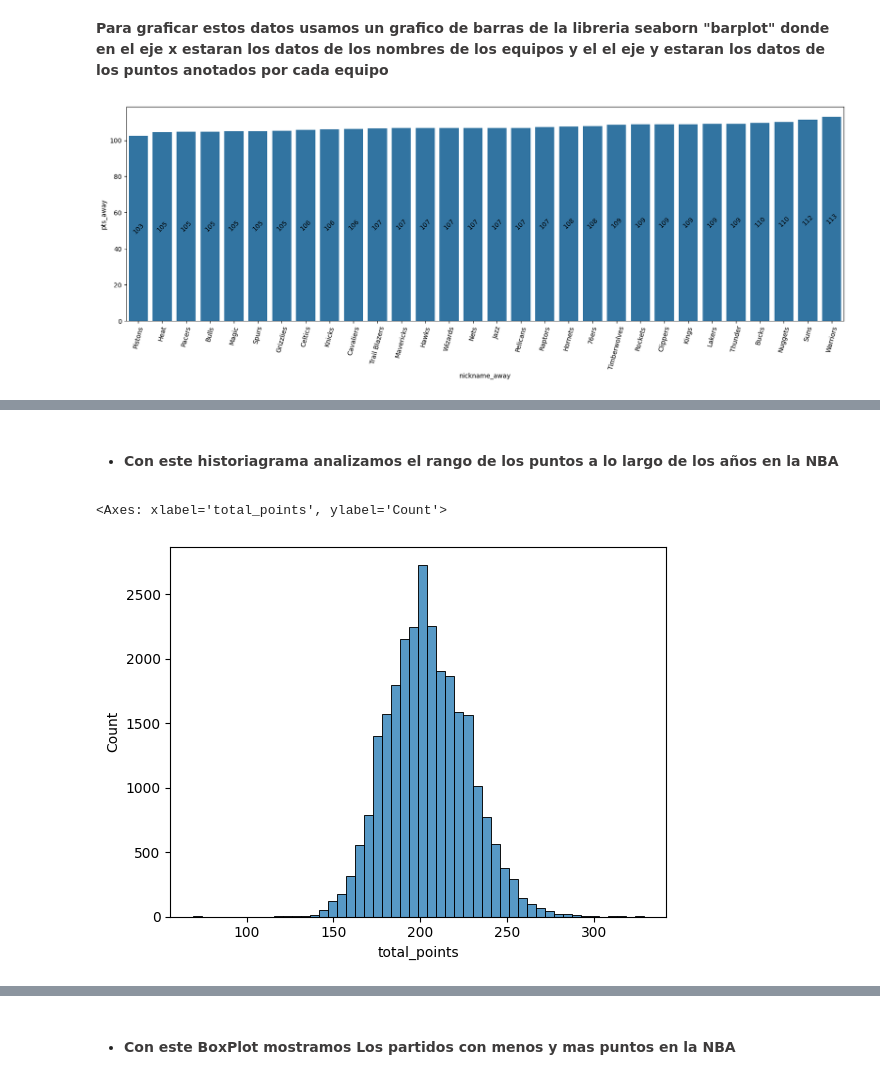
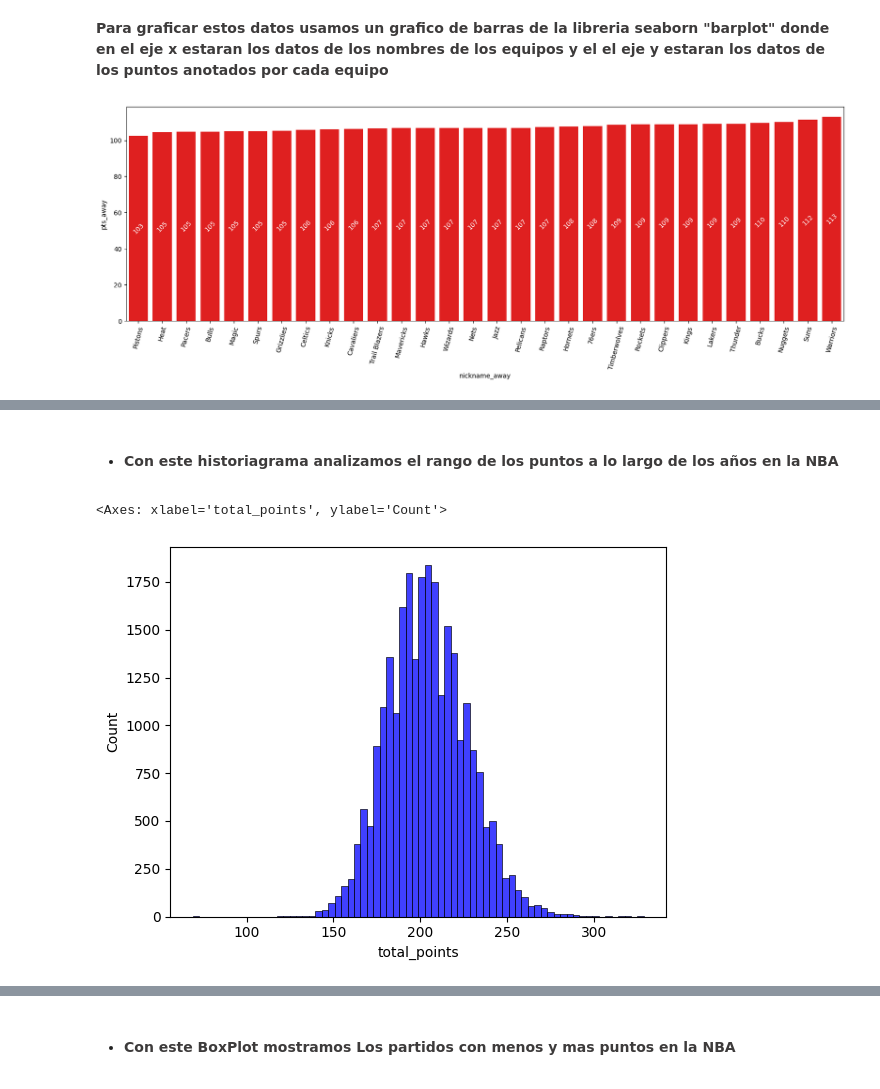
Before and after one commit to GabrielCastro1221/Analisis_de_datos_NBA_Jupyter_notebook, a Jupyter notebook: ProyectoDS_Gabriel_Castro_Ramirez.ipynb, the cells around one changed output, grey strips where cells are left out. Saved outputs shown, nothing was run; the diff lists cells and outputs as text; code cells hidden in the pictures.

```diff
--- a/ProyectoDS_Gabriel_Castro_Ramirez.ipynb
+++ b/ProyectoDS_Gabriel_Castro_Ramirez.ipynb
@@ -304,23 +312,23 @@ plt.show()
 # %%
 plt.figure(figsize=(20,6))
 Victoria_visitante = juegos_NBA[juegos_NBA['home_team_wins'] == 0]
 pts = Victoria_visitante.groupby('nickname_away')['pts_away'].mean().reset_index().sort_values('pts_away')
 
-ax = sns.barplot(data=Victoria_visitante, x='nickname_away', y='pts_away', order=pts['nickname_away'], errorbar=None)
-ax.bar_label(ax.containers[-1], fmt='%.0f', label_type='center', rotation=45)
+ax = sns.barplot(data=Victoria_visitante, x='nickname_away', y='pts_away', order=pts['nickname_away'], errorbar=None, color="red")
+ax.bar_label(ax.containers[-1], fmt='%.0f', label_type='center', rotation=45, color="white")
 plt.xticks(rotation=75)
 plt.show()
 # %% [output]
-[figure, old version]
+[figure, new version]
 # %% [markdown]
 ![logo](./img/l.png)
 # %% [markdown]
 + <h4 style="font-weight: bold; color: #3D3B3B;">Con este historiagrama analizamos el rango de los puntos a lo largo de los años en la NBA</h4>
 # %%
-sns.histplot(data=juegos_NBA, x="total_points", bins=50)
+sns.histplot(data=juegos_NBA, x="total_points", bins=70, color="blue")
 # %% [output]
 <Axes: xlabel='total_points', ylabel='Count'>
-[figure, old version]
+[figure, new version]
 # %% [markdown]
 ![logo](./img/l.png)
 # %% [markdown]
```
Also changed, not shown: parts of 9 cells of this notebook.
